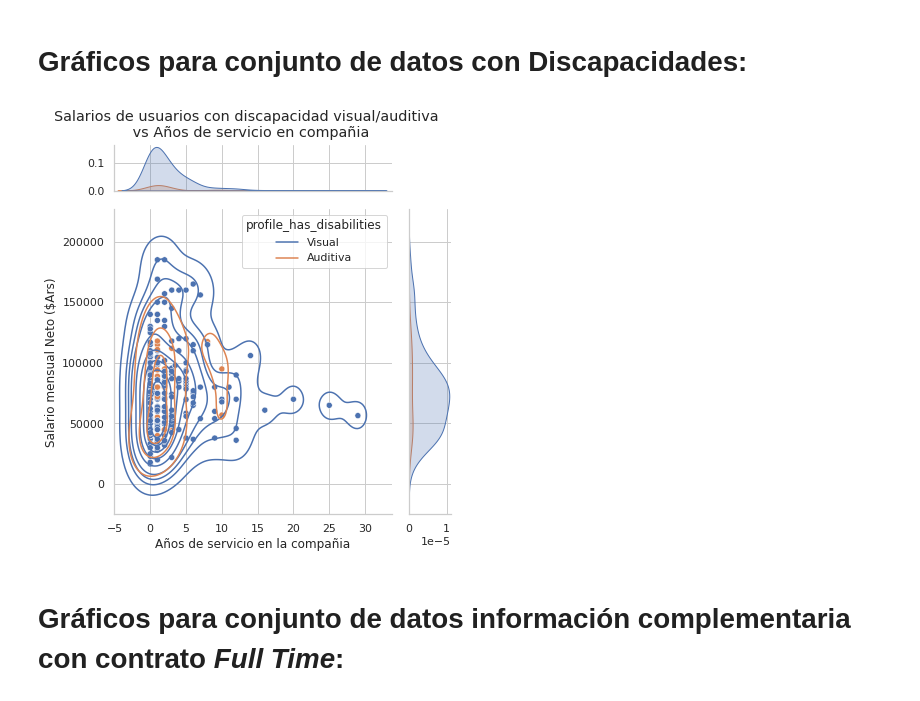
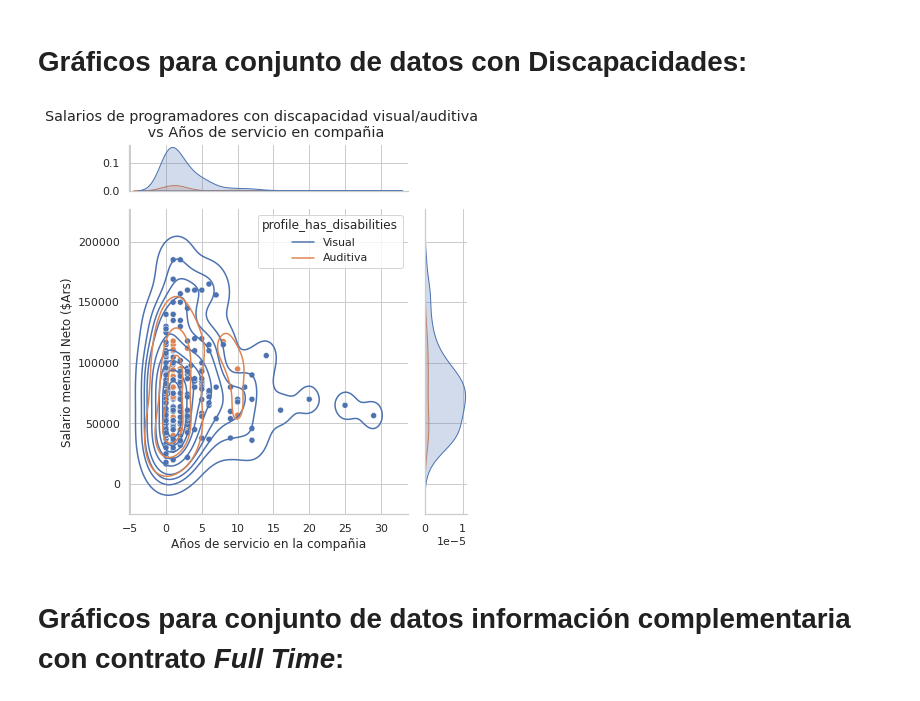
Before and after one commit to argennof/Data_A-V_2022, a Jupyter notebook: Grupo_24_Entregable_Parte_1.ipynb, the cells around one changed output. Drawn from its saved outputs; the diff is of its cells as text; code cells hidden in the pictures.

```diff
--- a/Grupo_24_Entregable_Parte_1.ipynb
+++ b/Grupo_24_Entregable_Parte_1.ipynb
@@ -572,12 +576,12 @@ df6 = df_comple_dis2.reset_index().drop_duplicates(subset='index', keep='first')
 # %%
 # Joint plot para el conjunto usuarios que programan en lenguajes populares y presentan una discapacidad visual/auditiva
 g = seaborn.jointplot(x = df4.work_years_in_company, y = df4.salary_monthly_NETO,
                   hue=df4.profile_has_disabilities,marginal_ticks=True).plot_joint(seaborn.kdeplot)
-plt.suptitle('Salarios de usuarios con discapacidad visual/auditiva \n vs Años de servicio en compañia', y = 1.05)
+plt.suptitle('Salarios de programadores con discapacidad visual/auditiva \n vs Años de servicio en compañia', y = 1.05)
 g.set_axis_labels('Años de servicio en la compañia', 'Salario mensual Neto ($Ars)', fontsize=12)
 g.figure.tight_layout()
 # %% [output]
-[figure, old version]
+[figure, new version]
 # %% [markdown]
 # Gráficos para conjunto de datos información complementaria con contrato _Full Time_:
 # %%
```
Also changed, not shown: parts of 5 cells of this notebook.
